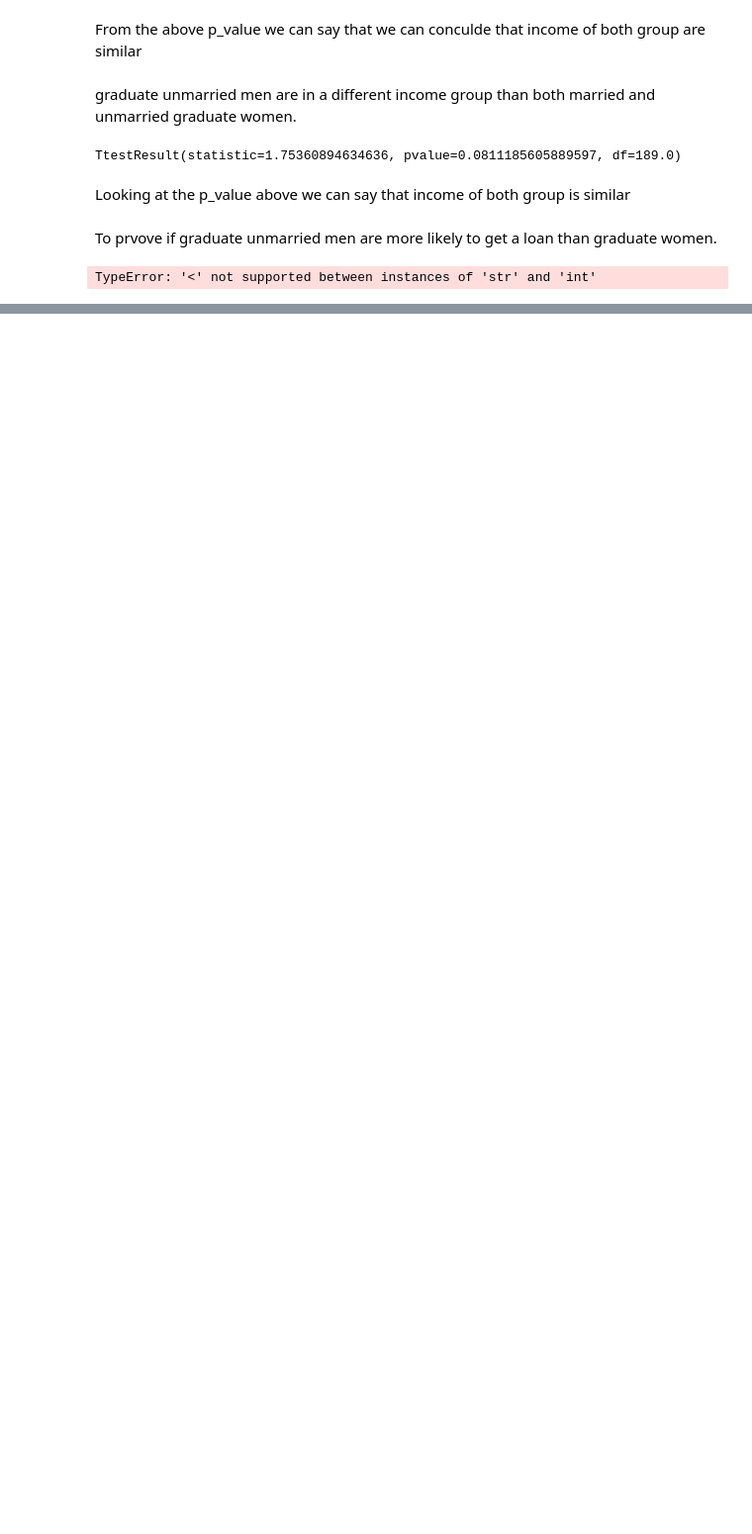
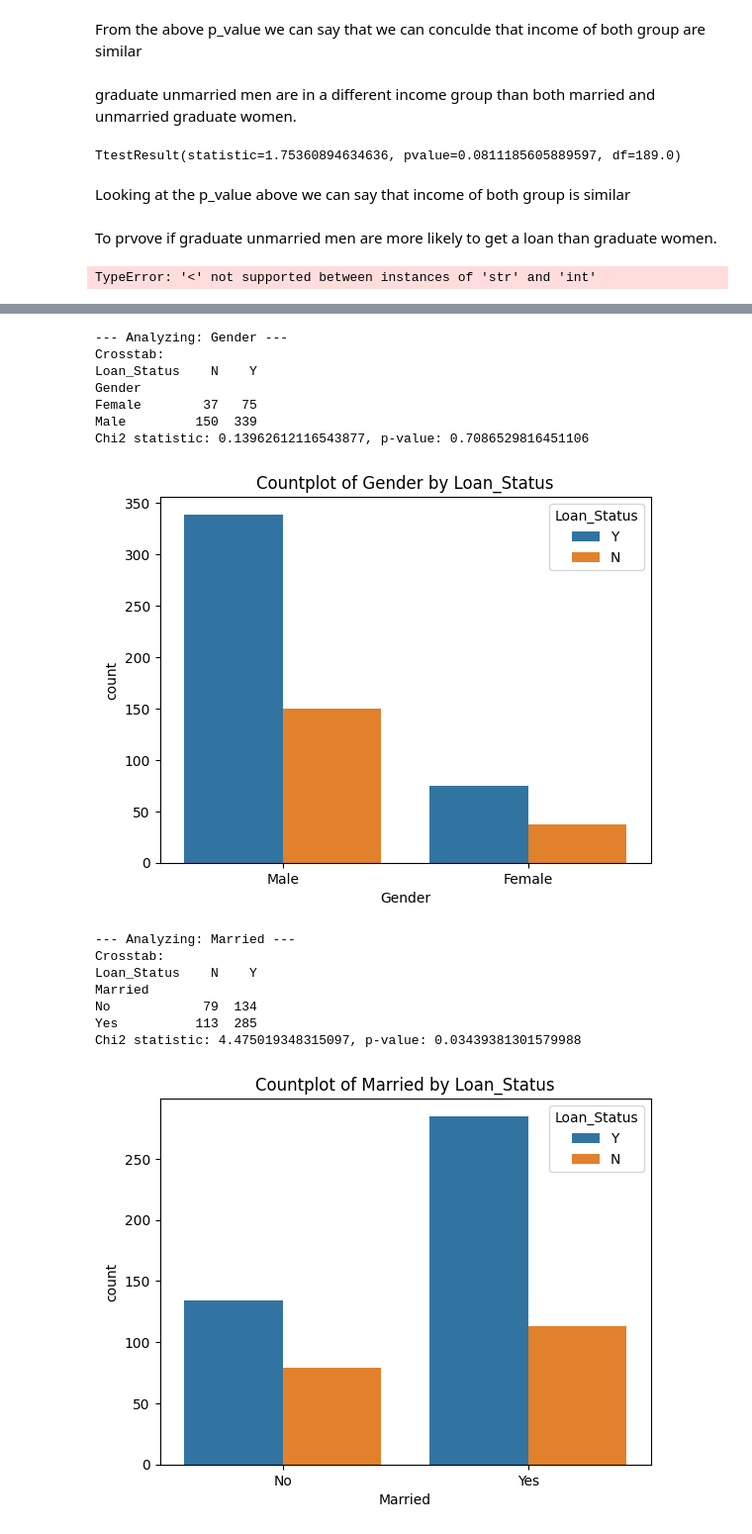
Before and after one commit to AntaraR12/Determine-the-eligibility-for-granting-a-home-loan-, a Jupyter notebook: Code.ipynb, the cells around one changed output, grey strips where cells are left out. Shown at 99% size. Drawn from its saved outputs; the diff is of its cells as text; code cells hidden in the pictures; blank space fills up the shorter version.

```diff
--- a/Code.ipynb
+++ b/Code.ipynb
@@ -389,0 +398,42 @@ TypeError: '<' not supported between instances of 'str' and 'int'
+# %%
+def univariate_analysis (df, x_cols: list):
+  for items in x_cols:
+    print(f"\n--- Analyzing: {items} ---")
+    if items in ['Gender','Married','Dependents','Education','Self_Employed','Property_Area',]:
+      sns.countplot(data = df, x = items, hue = "Loan_Status")
+      plt.title(f"Countplot of {items} by Loan_Status")
+      value = pd.crosstab(df[items], df["Loan_Status"])
+      print("Crosstab:")
+      print(value)
+      chi2, p, dof, expected = chi2_contingency(value)
+      print(f"Chi2 statistic: {chi2}, p-value: {p}")
+      plt.show()
+      plt.clf ()
+    else:
+      sns.boxplot(data = df, y = items, x = 'Loan_Status')
+      plt.title(f"Boxplot of {items} by Loan_Status")
+      df_accor = df[df["Loan_Status"] == "Y"][items]
+      df_rej = df[df["Loan_Status"] == "N"][items]
+      t_stat, p_value = ttest_ind(df_accor, df_rej)
+      print(f"T-test statistic: {t_stat}, p-value: {p_value}")
+      plt.show()
+      plt.clf ()
+# %%
+univariate_analysis(data, x_cols=[ 'Gender', 'Married', 'Dependents', 'Education','Self_Employed', 'ApplicantIncome','CoapplicantIncome',  'Property_Area'] )
+# %% [output]
+--- Analyzing: Gender ---
+Crosstab:
+Loan_Status    N    Y
+Gender
+Female        37   75
+Male         150  339
+Chi2 statistic: 0.13962612116543877, p-value: 0.7086529816451106
+[figure, added]
+--- Analyzing: Married ---
+Crosstab:
+Loan_Status    N    Y
+Married
+No            79  134
+Yes          113  285
+Chi2 statistic: 4.475019348315097, p-value: 0.03439381301579988
+[figure, added]
```
Also changed, not shown: parts of 8 cells of this notebook.
